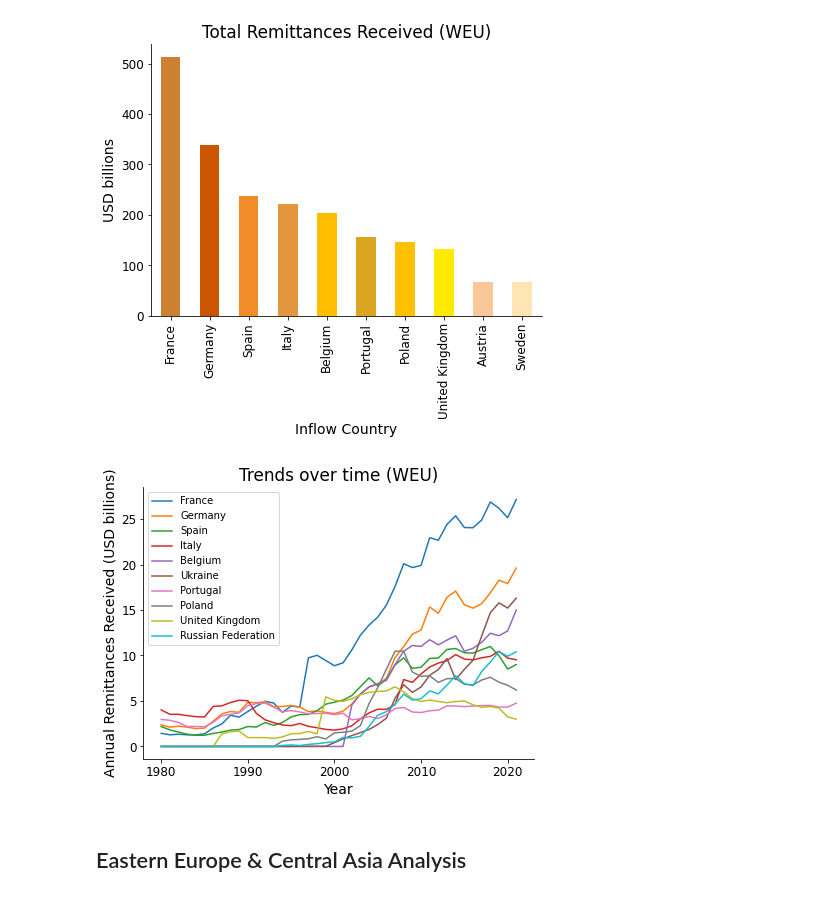
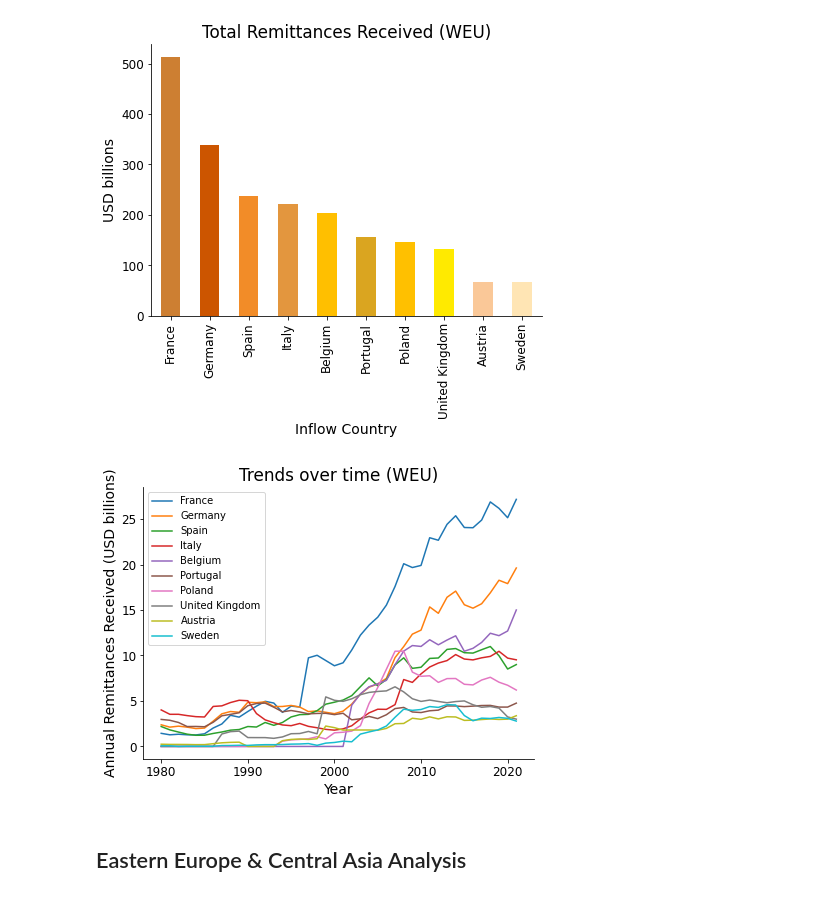
Before and after one commit to bukanif/CYPLAN255-1, a Jupyter notebook: green_remitt/inward_remittances.ipynb, the cells around one changed output. Cells and saved outputs as stored; diff of their text form; code cells hidden in the pictures.

```diff
--- a/green_remitt/inward_remittances.ipynb
+++ b/green_remitt/inward_remittances.ipynb
@@ -371,7 +332,7 @@ continent_dict = {
 in_global['continent'] = in_global.continentcode.map(continent_dict)
 in_global.continent.isna().describe()    # 2 with null continent ('World', 'LICs')
 
-# Creating regional lists
+# Assigning each country to a region based on list fron UNICEF.
 EUCA = 'Albania; Armenia; Azerbaijan; Belarus; Bosnia and Herzegovina; Bulgaria; Croatia; Georgia; Kazakhstan; Kyrgyzstan; Montenegro; Republic of Moldova; Romania; Russian Federation; Serbia; Tajikistan; Macedonia; Turkey; Turkmenistan; Ukraine; Uzbekistan'
 EUCA = EUCA.replace(';', ',')
 EUCA = EUCA.split(', ')
@@ -404,7 +365,7 @@ WCAF = 'Benin; Burkina Faso; Cabo Verde; Cameroon; Central African Republic; Cha
 WCAF = WCAF.replace(';', ',')
 WCAF = WCAF.split(', ')
 
-# Assigning each country to a region based on list fron UNICEF.
+# With these lists... create new column to identify and classify regions using for loop
 for index in range(in_global.shape[0]):
     if in_global.loc[index, 'Inflow Country'] in EUCA:
         in_global.loc[index, 'region'] = 'EUCA'
@@ -427,10 +388,6 @@ for index in range(in_global.shape[0]):
     else: pass
 
 reg_list = ['EUCA', 'EAP', 'SAS', 'WEU', 'LAC', 'MENA', 'NA', 'ESAF', 'WCAF']
-
-# With these lists... create new column to identify region
-in_global.shape
-in_global.insert(52, 'region', np.nan)
 # %%
 # Assigning each country to a region based on list fron UNICEF.
 for index in range(in_global.shape[0]):
@@ -532,0 +492,13 @@ contt
+# %%
+conts = cont.drop('total_rem',axis=1).drop('remit_gdp', axis=1)
+# %%
+plt.figure(figsize=(7,5))
+plt.axes(title='Changes over Time by Continent', xlabel='Year', ylabel='Annual Remittances Received (USD billions)')
+plt.rc('font', size=14)
+plt.ticklabel_format(style='plain', axis='y')
+
+for i in range(7):
+    conts.iloc[i].plot()
+
+plt.gca().set_yticklabels(['{:,.0f}'.format(x) for x in (plt.gca().get_yticks())/1000])    # change y-labels to billions
+plt.legend(loc='best', fontsize=12)
@@ -791,20 +806,20 @@ plt.show()
 # %%
 weuu = weu.rename(columns={'2021e':2021}).drop(['pct_gdp','remit_gdp','total_rem','continentcode','capital','population_x','currencycode','languages','geonameid','continent','region'], axis=1)
 # Formatting
 plt.figure(figsize=(7,5))
 plt.rc('font', size=14)
 plt.axes(title='Trends over time (WEU)', xlabel='Year', ylabel='Annual Remittances Received (USD billions)')
 plt.gca().spines[['top', 'right']].set_visible(False)
 plt.ticklabel_format(style='plain', axis='y')
 
 for i in range(10):
-    euu.iloc[i].plot(fontsize=12)
+    weuu.iloc[i].plot(fontsize=12)
 
 plt.gca().set_yticklabels(['{:,.0f}'.format(x) for x in (plt.gca().get_yticks())/1000])
 plt.legend(loc='best', fontsize=10)
 plt.show()
 # %% [output]
-[figure, old version]
+[figure, new version]
 # %% [markdown]
 ## Eastern Europe & Central Asia Analysis
 # %%
```
Also changed, not shown: parts of 36 cells of this notebook.
